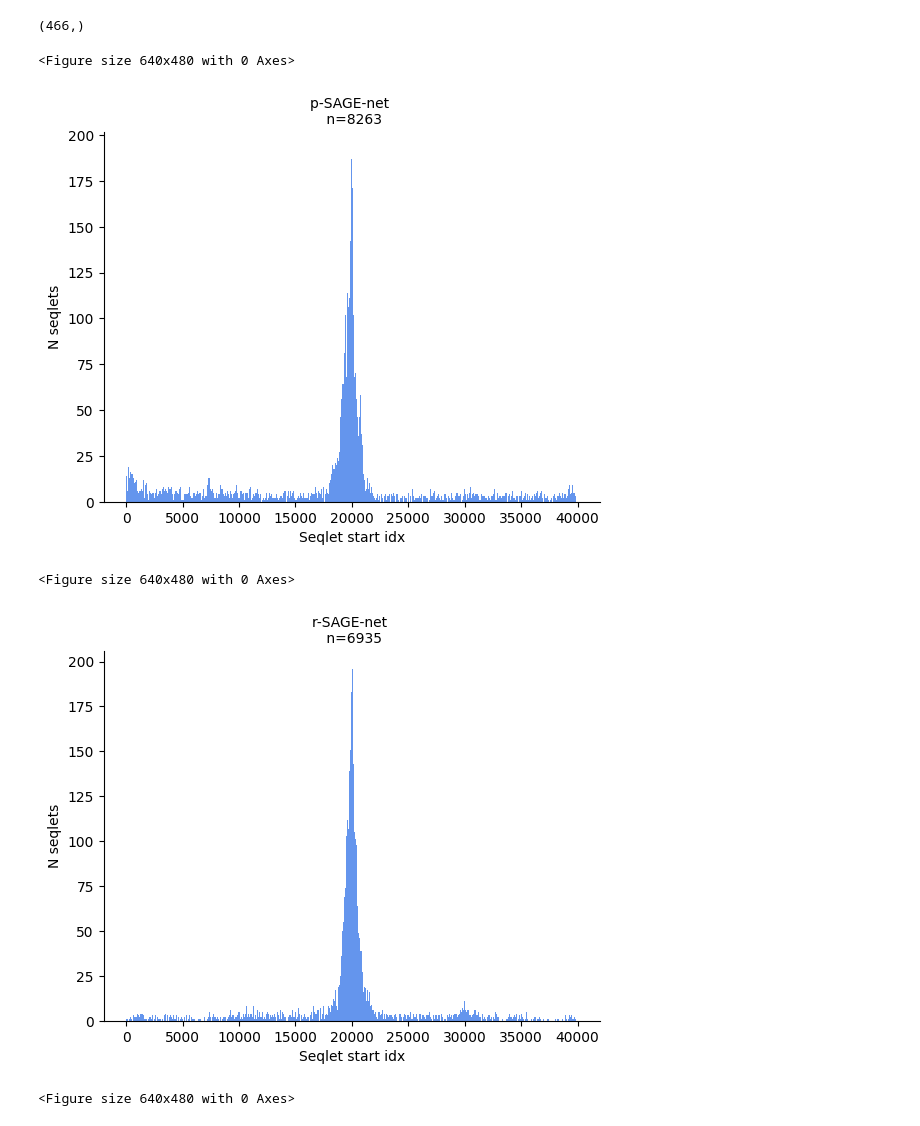
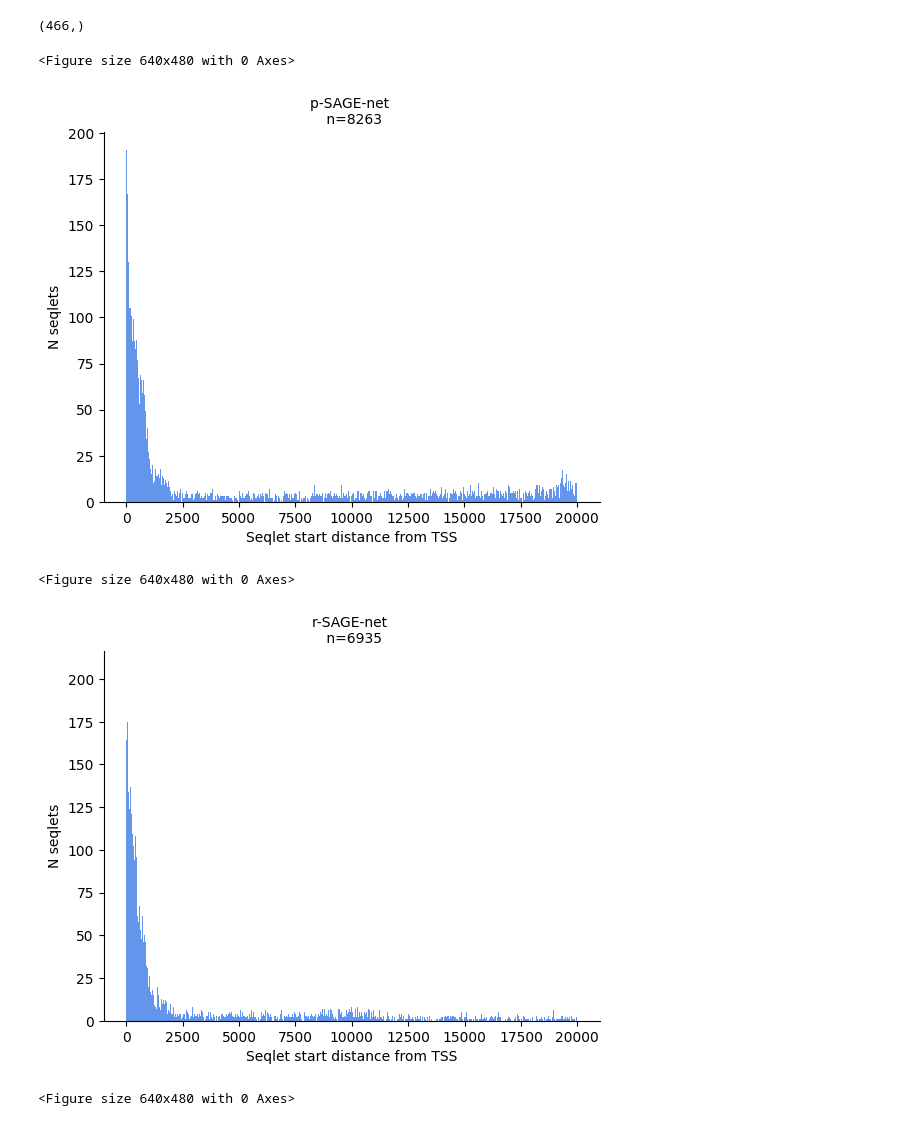
Before and after one commit to mostafavilabuw/SAGEnet, a Jupyter notebook: plot_figs/plot_attribution_figs.ipynb, the cells around one changed output. Cells and saved outputs as stored; diff of their text form; code cells hidden in the pictures.

Commit message:
abs value for seqlet distribution fig

```diff
--- a/plot_figs/plot_attribution_figs.ipynb
+++ b/plot_figs/plot_attribution_figs.ipynb
@@ -130,26 +130,24 @@ error in get_annotated_seqlets: need at least one array to concatenate
 # %% [markdown]
 #### seqlet position analysis
 # %%
-peformance_path='/data/mostafavilab/personal_genome_expr/da_models/larger_gene_sets_save_all_epochs_22527202/metric_train_gene_gene/eval_on_individual/gtex/test_subs/epoch=8.ckpt/'
-across_individual_performance = pd.read_csv(f'{peformance_path}per_gene_pearson_corr.csv',index_col=0)
-high_performance_train_genes = across_individual_performance[across_individual_performance['pearson']>.3].index.values
+high_performance_train_genes = np.load('/data/mostafavilab/personal_genome_expr/attributions/gradients/high_performance_genes.npy',allow_pickle=True)
 high_performance_train_genes.shape
 # %% [output]
 (466,)
 # %%
 ref_model_dir='/data/mostafavilab/personal_genome_expr/attributions/gradients/ref_model/eval_on_ref_seq/centered_grads_analysis/additional_flanks=2/'
 personal_model_personal_dir='/data/mostafavilab/personal_genome_expr/attributions/gradients/personal_model/metric_train_gene_gene/eval_on_ref_seq/epoch=8.ckpt/centered_personal_seq_1_idx_grads_analysis/additional_flanks=2/'
 
 personal_model_personal_summary = SAGEnet.attributions.summarize_seqlet_annotations(personal_model_personal_dir,high_performance_train_genes,seqlet_threshold=0.005)
 ref_model_summary = SAGEnet.attributions.summarize_seqlet_annotations(ref_model_dir,high_performance_train_genes,seqlet_threshold=0.005)
 
-SAGEnet.plot.plot_hist(personal_model_personal_summary[2],xlabel='Seqlet start idx',ylabel='N seqlets',title='p-SAGE-net',show_x0=False,show_mean=False,bins=1000)
-SAGEnet.plot.plot_hist(ref_model_summary[2],xlabel='Seqlet start idx',ylabel='N seqlets',title='r-SAGE-net',show_x0=False,show_mean=False,bins=1000)
+SAGEnet.plot.plot_hist(np.abs(input_len//2-personal_model_personal_summary[2]),xlabel='Seqlet start distance from TSS',ylabel='N seqlets',title='p-SAGE-net',show_x0=False,show_mean=False,bins=1000)
+SAGEnet.plot.plot_hist(np.abs(input_len//2-ref_model_summary[2]),xlabel='Seqlet start distance from TSS',ylabel='N seqlets',title='r-SAGE-net',show_x0=False,show_mean=False,bins=1000)
 # %% [output]
 <Figure size 640x480 with 0 Axes>
-[figure, old version]
+[figure, new version]
 <Figure size 640x480 with 0 Axes>
-[figure, old version]
+[figure, new version]
 # %%
 input_len=40000
 SAGEnet.plot.boxplot_compare(np.abs(input_len//2-personal_model_personal_summary[2]),np.abs(input_len//2-ref_model_summary[2]),stat_test='ks',arra_t='p-SAGE-net',arrb_t='r-SAGE-net',ylabel='Seqlet distance from TSS',fig_width=4)
```
